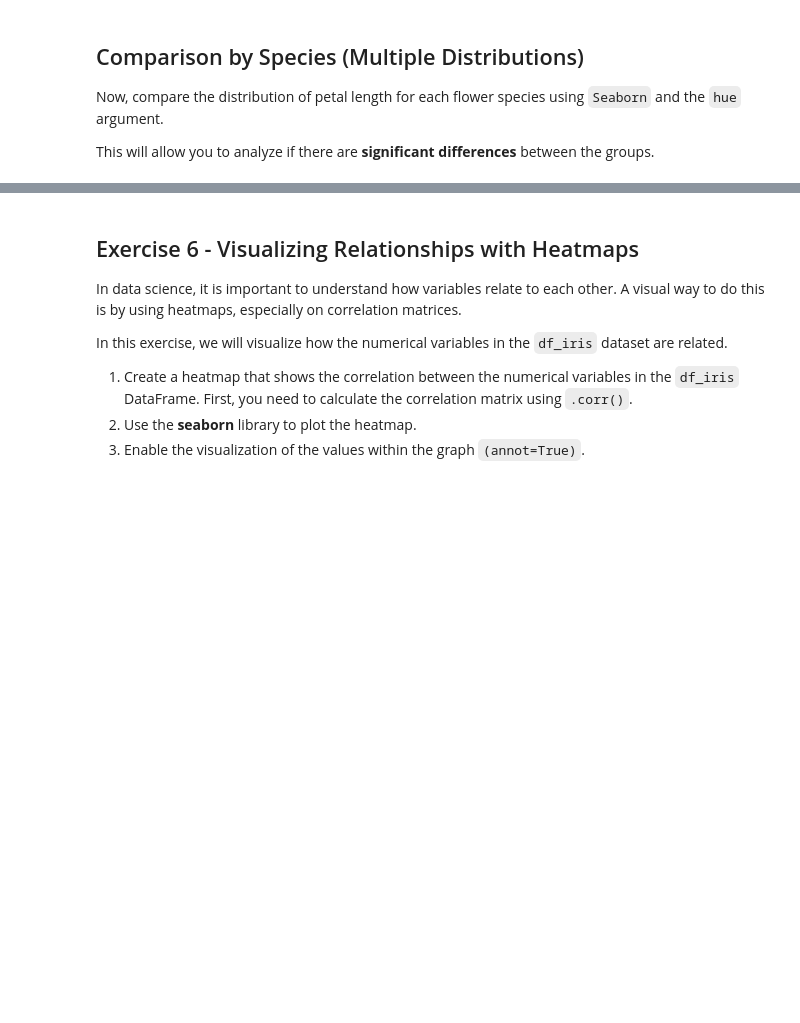
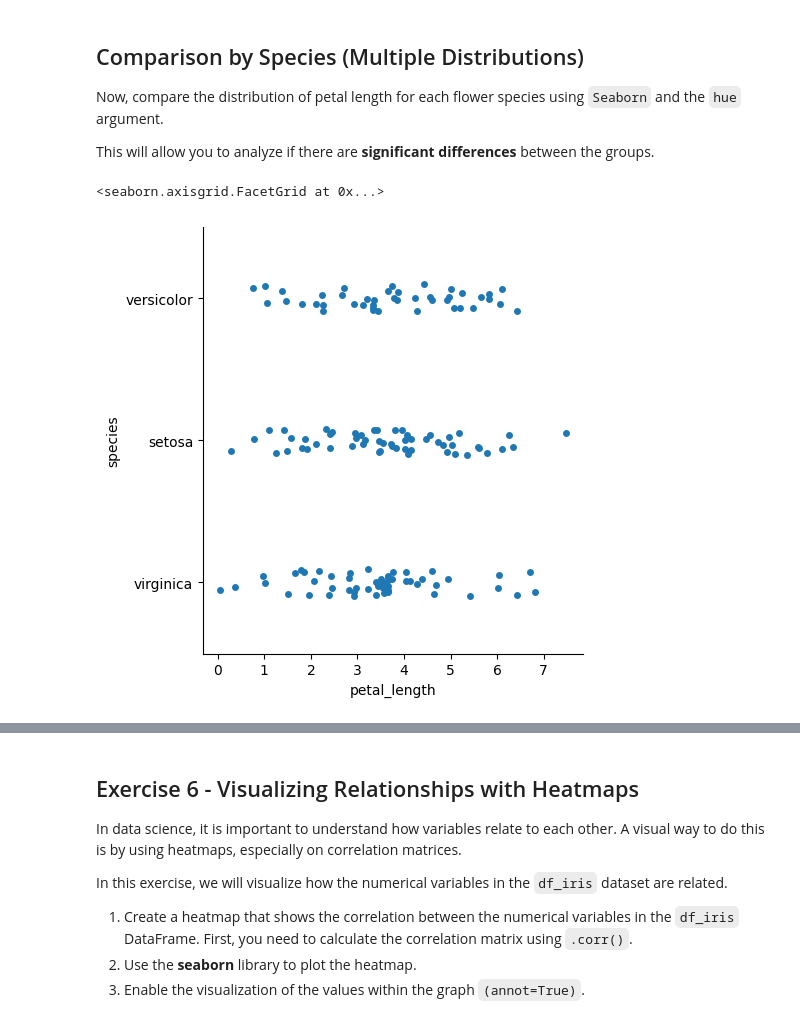
Before and after one commit to caparcom/visualization-exercises-with-matplot-and-seaborn, a Jupyter notebook: notebook/problems.ipynb, the cells around one changed output, grey strips where cells are left out. Cells and saved outputs as stored; diff of their text form; code cells hidden in the pictures; blank space fills up the shorter version.

```diff
--- a/notebook/problems.ipynb
+++ b/notebook/problems.ipynb
@@ -197,0 +207,7 @@ This will allow you to analyze if there are **significant differences** between
+# %%
+# Your code
+sns.catplot(data=df_iris, x='petal_length', y='species')
+# not much difference between species and length of petal
+# %% [output]
+<seaborn.axisgrid.FacetGrid at 0x...>
+[figure, added]
```
Also changed, not shown: parts of 12 cells of this notebook.
